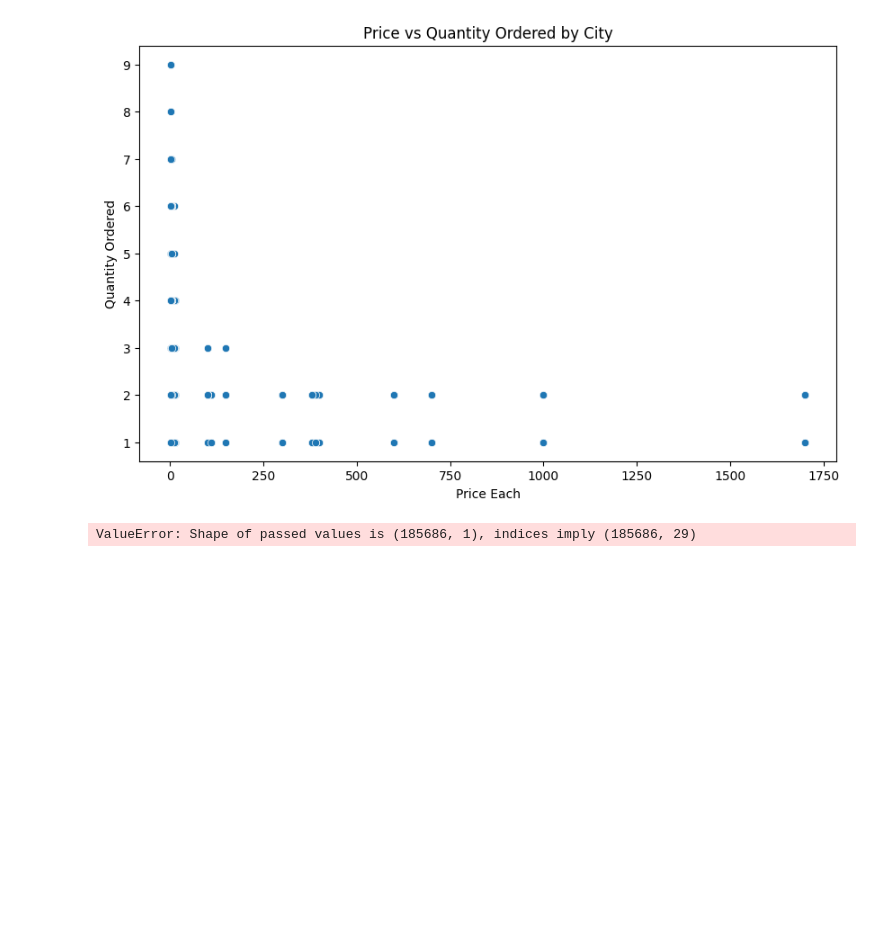
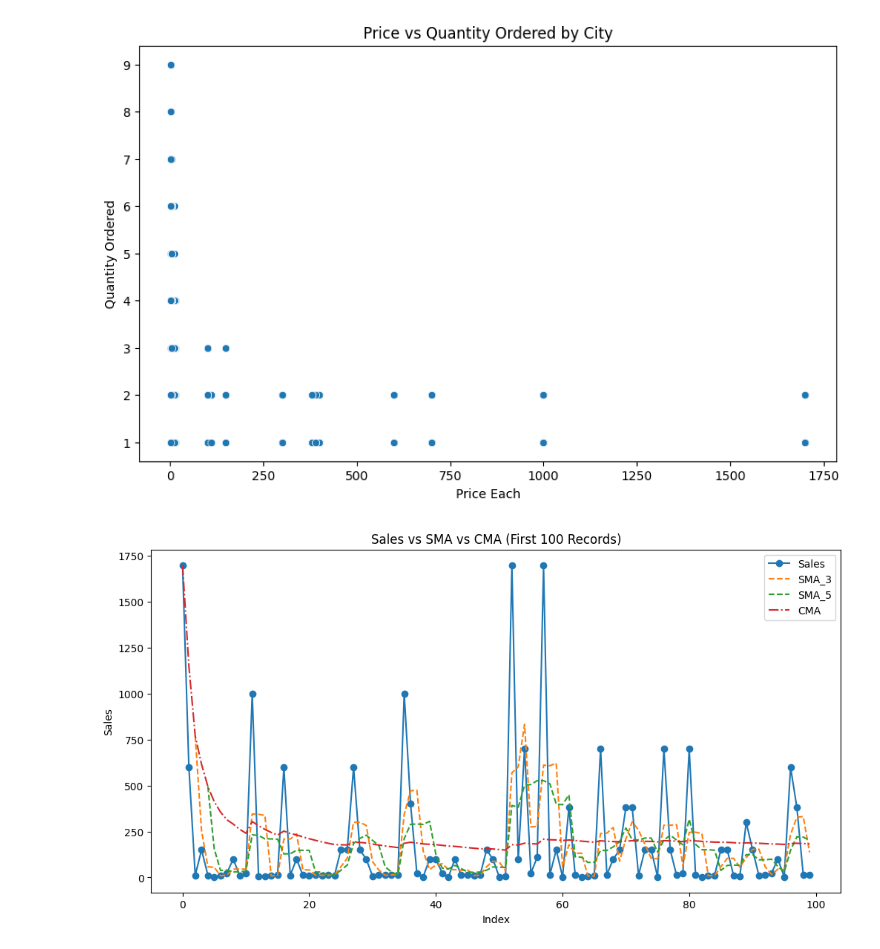
Before and after one commit to Dalbirsm03/Trends-Forecasting-Analytics-MLOps-Vertex-AI, a Jupyter notebook: notebooks/eda.ipynb, the cells around one changed output. Cells and saved outputs as stored; diff of their text form; code cells hidden in the pictures; blank space fills up the shorter version.

```diff
--- a/notebooks/eda.ipynb
+++ b/notebooks/eda.ipynb
@@ -94,38 +95,19 @@ plt.ylabel("Quantity Ordered")
 plt.show()
 # %% [output]
 [figure]
-# %%
-import pandas as pd
-from sklearn.feature_selection import f_regression, SelectKBest
-from sklearn.preprocessing import OneHotEncoder
-
-# Load data
-file_path = r"C:/Users/Dalbir/Downloads/Trends-Forecasting-Analytics-MLOps-Vertex-AI/data/processed_file/sales_featured.parquet"
-df = pd.read_parquet(file_path)
-
-# -------------------------------
-# 1️⃣ Prepare Features and Target
-# -------------------------------
-# Numeric features
-numeric_features = ["price_each", "quantity_ordered", "month", "hour", "week", "quarter"]
-
-# Combine numeric + encoded categorical features
-X = pd.concat([df[numeric_features].reset_index(drop=True)], axis=1)
-y = df["sales"]
-
-# -------------------------------
-# 2️⃣ Feature Selection with f_regression
-# -------------------------------
-# Select top 5 features
-selector = SelectKBest(score_func=f_regression, k=5)
-selector.fit(X, y)
-
-# Scores for all features
-scores = pd.Series(selector.scores_, index=X.columns).sort_values(ascending=False)
-print("F-scores for all features:\n", scores)
-
-# Top 5 selected features
-top_features = X.columns[selector.get_support()]
-print("\nTop 5 Features:", top_features.tolist())
-# %% [output]
-ValueError: Shape of passed values is (185686, 1), indices imply (185686, 29)
+# %%
+import matplotlib.pyplot as plt
+
+plt.figure(figsize=(12,6))
+plt.plot(df["sales"].head(100), label="Sales", marker="o")
+plt.plot(df["SMA_3"].head(100), label="SMA_3", linestyle="--")
+plt.plot(df["SMA_5"].head(100), label="SMA_5", linestyle="--")
+plt.plot(df["CMA"].head(100), label="CMA", linestyle="-.")
+
+plt.title("Sales vs SMA vs CMA (First 100 Records)")
+plt.xlabel("Index")
+plt.ylabel("Sales")
+plt.legend()
+plt.show()
+# %% [output]
+[figure, added]
```
Also changed, not shown: parts of 1 cell of this notebook, 2 other files.
